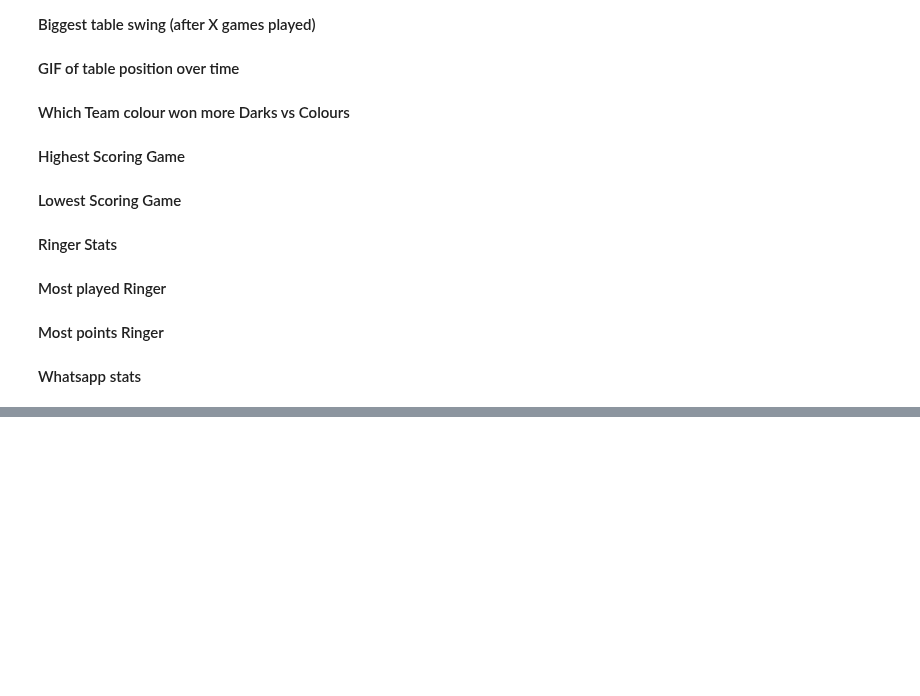
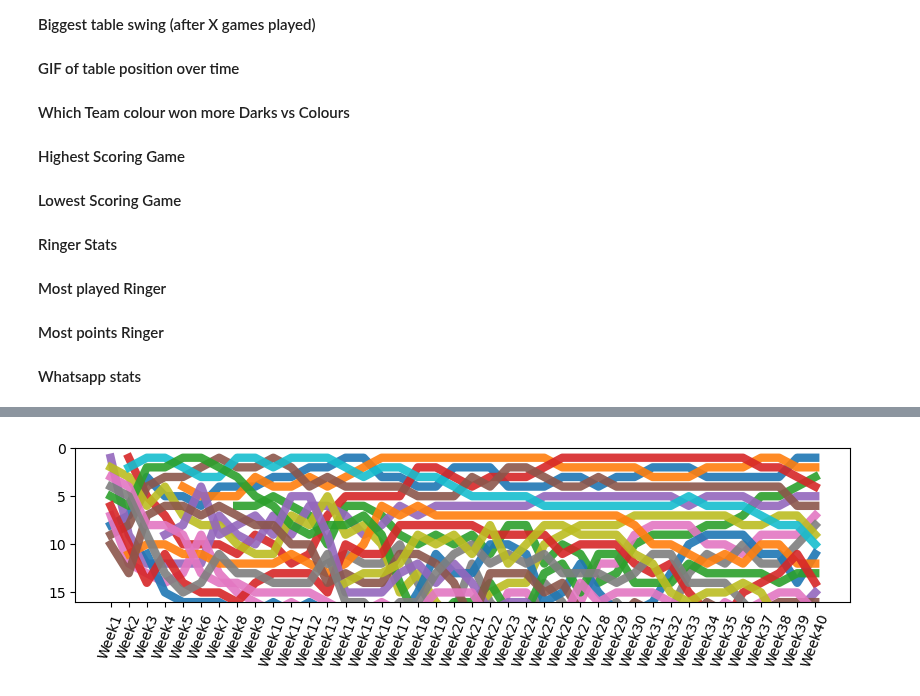
Before and after one commit to Deadlocked2/football_table, a Jupyter notebook: code/LatchTable.ipynb, the cells around one changed output, grey strips where cells are left out. Saved outputs shown, nothing was run; the diff lists cells and outputs as text; code cells hidden in the pictures; blank space fills up the shorter version.

```diff
--- a/code/LatchTable.ipynb
+++ b/code/LatchTable.ipynb
@@ -929,0 +948,42 @@ if __name__ == "__main__":
+# %%
+"""
+Tracking week by week table position
+
+"""
+def get_gameweek(raw_data, Gameweek):
+
+    gameweek_data = raw_data.loc[(raw_data['Gameweek']<=(Gameweek))].reset_index(drop=True)
+    gameweek_data = get_totals(gameweek_data)
+    table = gameweek_data.merge(form_column(raw_data),on='Name').rename(columns={"Result":"Form"})
+    gameweek_column_name = "Week" +str(Gameweek)
+    table[gameweek_column_name] = table.index + 1
+    table.index = table.Name
+    table = table[[gameweek_column_name]]
+    return table
+
+def plot_save_bumpchart(raw_data):
+
+    ranked = get_gameweek(raw_data,1)
+
+    for week in range(raw_data['Date'].nunique()-1):
+        week = week+2
+        ranked = ranked.merge(get_gameweek(raw_data,week),how='right',on='Name')
+    ranked.to_csv("../outputs/bumpchart.csv")
+    ranked.T.to_csv("../outputs/bumpchart_t.csv")
+
+    plt.figure(figsize=(10,2))
+    plt.plot(ranked.T, alpha=0.9, linewidth=6)
+    plt.xticks(rotation=70)
+    plt.ylim(16, 0)
+    #plt.gca().invert_xaxis()
+    #plt.xticks(rotation=70)
+
+    plt.gca().invert_xaxis()
+    plt.gca().invert_xaxis()
+    plt.show()
+    return(ranked)
+ranked = plot_save_bumpchart(raw_data)
+
+#https://public.flourish.studio/visualisation/15712793/
+# %% [output]
+[figure, added]
```
Also changed, not shown: parts of 9 cells of this notebook, 7 other files.
